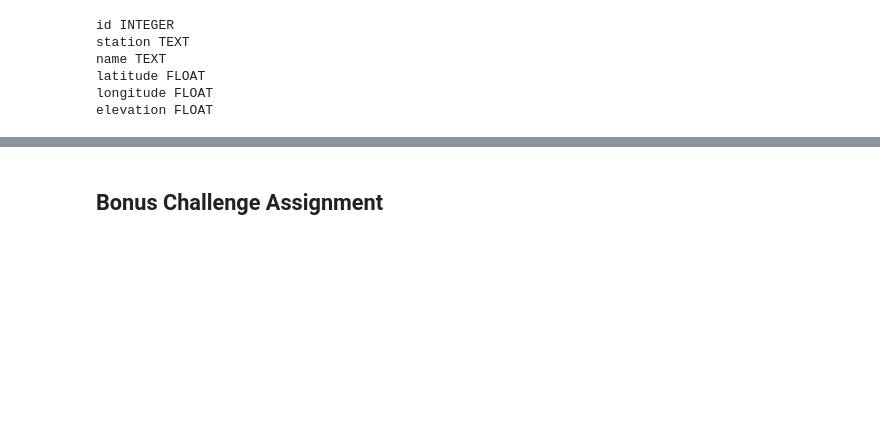
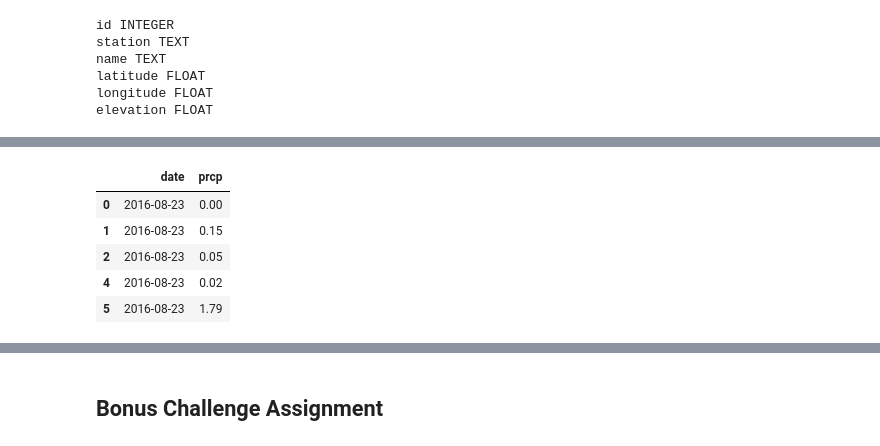
Before and after one commit to erikayi/sqlalchemy-challenge, a Jupyter notebook: climate_starter.ipynb, the cells around one changed output, grey strips where cells are left out. Saved outputs shown, nothing was run; the diff lists cells and outputs as text; code cells hidden in the pictures; blank space fills up the shorter version.

```diff
--- a/climate_starter.ipynb
+++ b/climate_starter.ipynb
@@ -146,0 +141,11 @@ plt.show()
+# %%
+# Sort the dataframe by date
+precipitation_results_df.sort_index(ascending=True)
+precipitation_results_df.dropna().head()
+# %% [output]
+|  | date | prcp |
+| 0 | 2016-08-23 | 0.00 |
+| 1 | 2016-08-23 | 0.15 |
+| 2 | 2016-08-23 | 0.05 |
+| 4 | 2016-08-23 | 0.02 |
+| 5 | 2016-08-23 | 1.79 |
```
Also changed, not shown: parts of 24 cells of this notebook, 1 other file.
